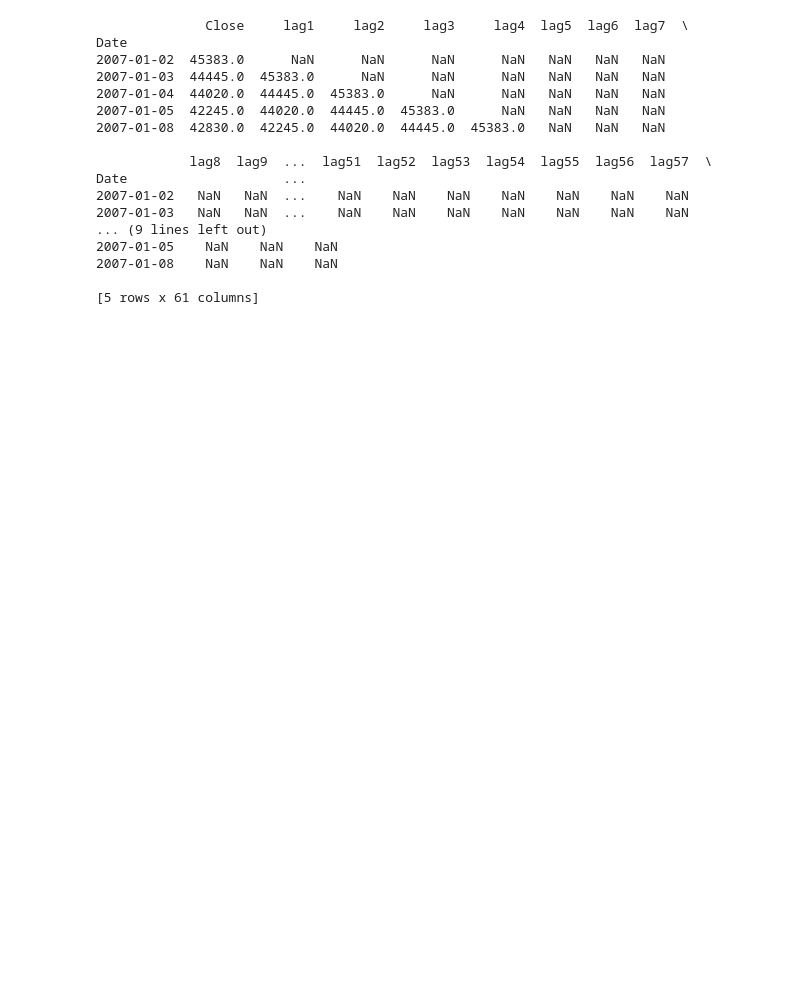
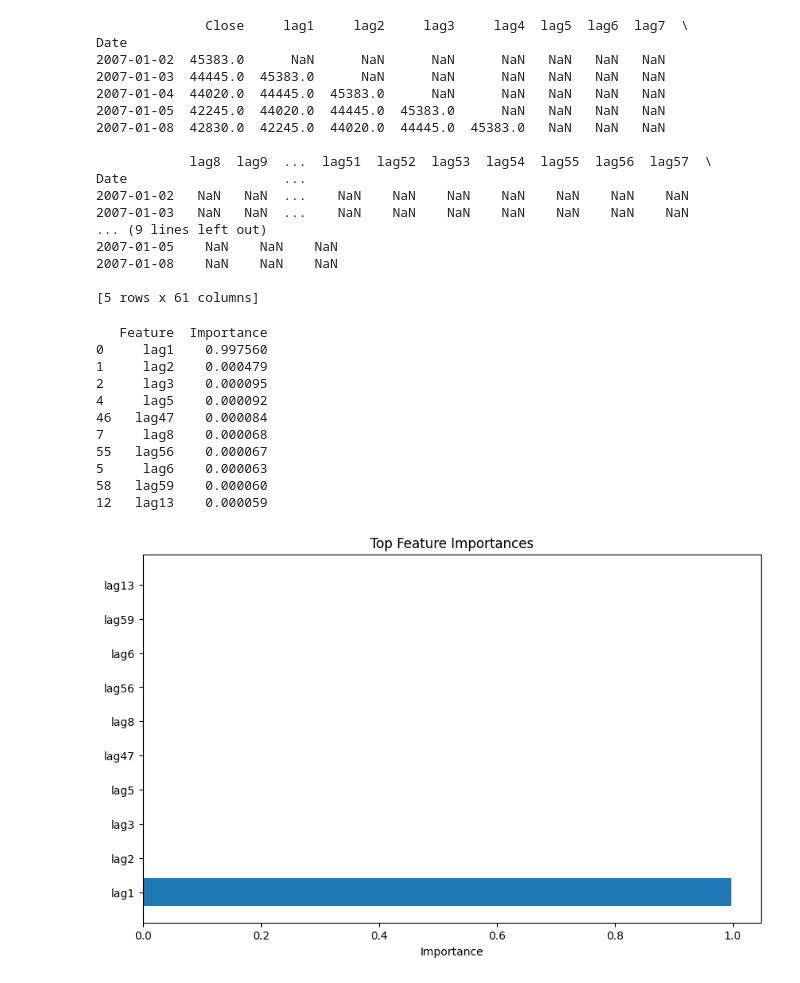
Before and after one commit to marreapato/Deep_Learning_Course, a Jupyter notebook: Baseline_Com_Lags.ipynb, the cells around one changed output. Saved outputs shown, nothing was run; the diff lists cells and outputs as text; code cells hidden in the pictures; blank space fills up the shorter version.

```diff
--- a/Baseline_Com_Lags.ipynb
+++ b/Baseline_Com_Lags.ipynb
@@ -275,3 +274,48 @@ Date                    ...
 2007-01-08    NaN    NaN    NaN
 
 [5 rows x 61 columns]
+# %%
+from sklearn.tree import DecisionTreeRegressor
+import matplotlib.pyplot as plt
+
+# Split the data into features (X) and the target variable (Y)
+X = lagged_data.drop(columns='Close')
+Y = lagged_data['Close']
+
+# Create and fit the Decision Tree model
+regression_tree = DecisionTreeRegressor()
+regression_tree.fit(X, Y)
+
+# Calculate feature importances
+feature_importances = regression_tree.feature_importances_
+
+# Create a DataFrame to display feature importances
+importance_df = pd.DataFrame({'Feature': X.columns, 'Importance': feature_importances})
+
+# Sort the features by importance in descending order
+importance_df = importance_df.sort_values(by='Importance', ascending=False)
+
+# Display the top N most important features (adjust N as needed)
+top_n = 10
+print(importance_df.head(top_n))
+
+# Plot feature importances
+plt.figure(figsize=(10, 6))
+plt.barh(importance_df['Feature'][:top_n], importance_df['Importance'][:top_n])
+plt.xlabel('Importance')
+plt.title('Top Feature Importances')
+plt.show()
+#lag1 is way more important than others
+# %% [output]
+   Feature  Importance
+0     lag1    0.997560
+1     lag2    0.000479
+2     lag3    0.000095
+4     lag5    0.000092
+46   lag47    0.000084
+7     lag8    0.000068
+55   lag56    0.000067
+5     lag6    0.000063
+58   lag59    0.000060
+12   lag13    0.000059
+[figure, added]
```
Also changed, not shown: parts of 6 cells of this notebook.
